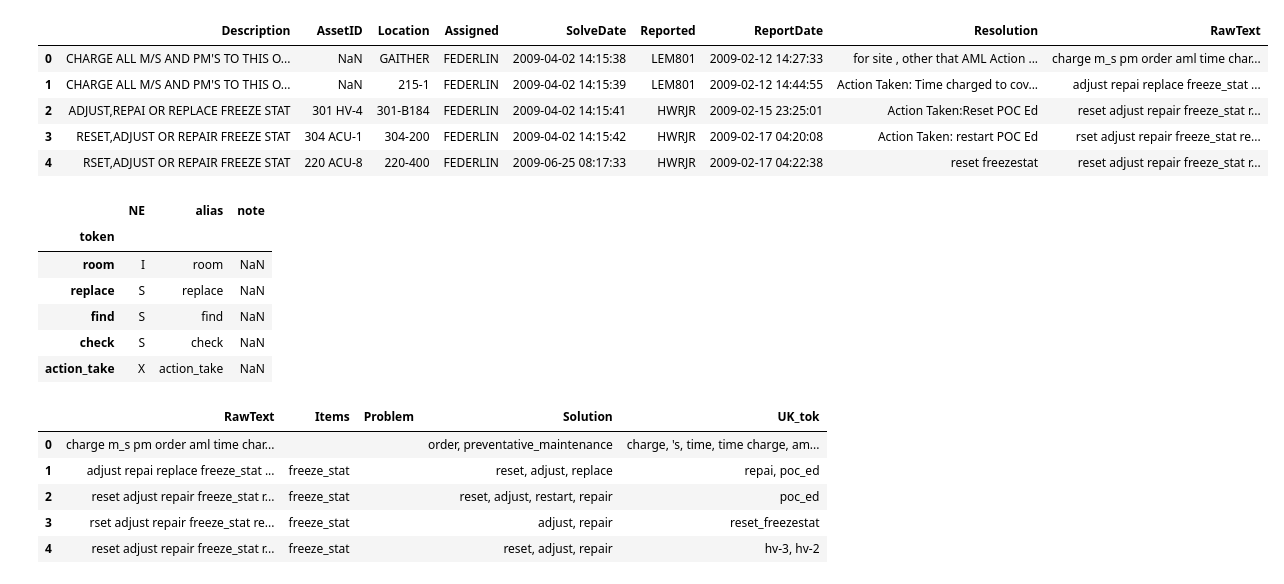
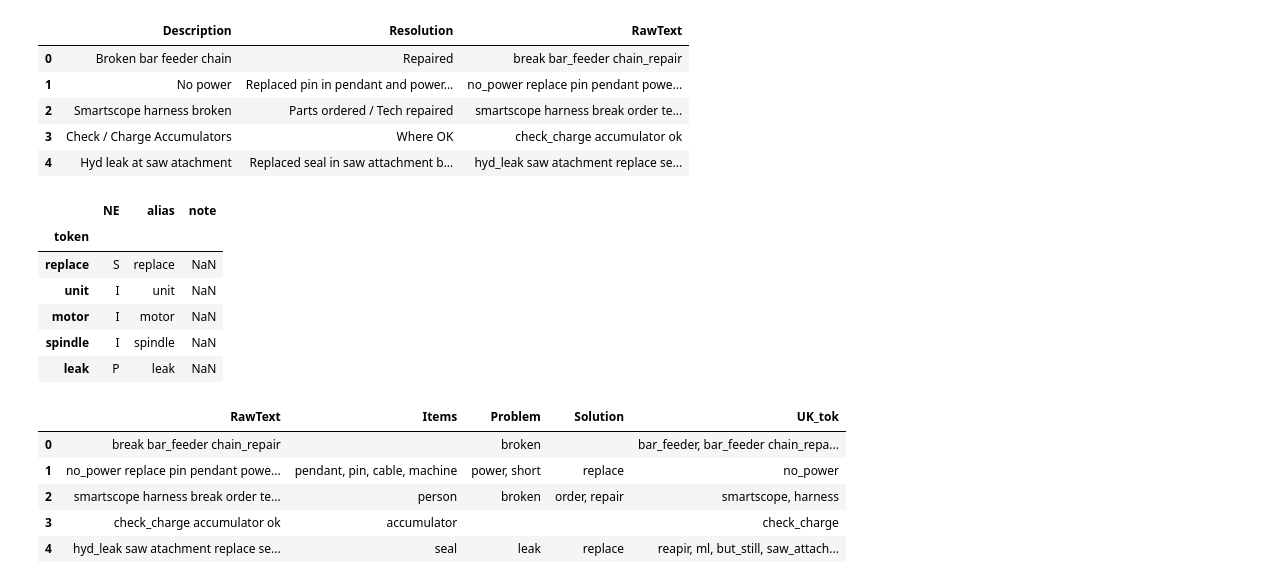
Before and after one commit to usnistgov/nestor-tmp2, a Jupyter notebook: tutorial.ipynb, the cells around one changed output. Drawn from its saved outputs; the diff is of its cells as text; code cells hidden in the pictures.

```diff
--- a/tutorial.ipynb
+++ b/tutorial.ipynb
@@ -15,26 +15,22 @@ import matplotlib.pyplot as plt
 from tqdm import tqdm_notebook
 %matplotlib inline
 # %%
-data_directory = os.path.join('.', 'tutorial_data')
-
+data_directory = os.path.join('./data', 'gs_data')
 nl_col = {
     "Description": 5,
-#     "Resolution": 6
-    "Resolution": 248
+    "Resolution": 6
 }
 
-meta_col = {
-    "AssetID": 6,
-    "Location": 7,
-    "Assigned": 10,
-    "Reported": 43,
-    "SolveDate": 11,
-    "ReportDate": 44
-}
+#TODO
+# meta_col = {
 
-kex = KeywordExtractor('hvac_mslips_20170720.xlsx',
-                      nlp_cols=nl_col,
-                      meta_cols = meta_col,
-                      special_replace={'Action Taken:': ''},
-                      wdir=data_directory)
+# }
+
+kex_gs = KeywordExtractor('Maintenance_All_Clean.xlsx',
+                       nlp_cols=nl_col,
+#                       meta_cols = meta_col,
+                       special_replace={' -': '; '},
+                       wdir=data_directory,
+                       keep_temp_files=True
+                      )
 # %% [output]
@@ -42,12 +45,12 @@ kex = KeywordExtractor('hvac_mslips_20170720.xlsx',
 # %%
 # what we extracted...we'll be using 'RawText'
-kex.df.head()
+kex_gs.df.head()
 # %% [output]
-|  | Description | AssetID | Location | Assigned | SolveDate | Reported | ReportDate | Resolution | RawText |
-| 0 | CHARGE ALL M/S AND PM'S TO THIS O... | NaN | GAITHER | FEDERLIN | 2009-04-02 14:15:38 | LEM801 | 2009-02-12 14:27:33 | for site , other that AML Action ... | charge m_s pm order aml time char... |
-| 1 | CHARGE ALL M/S AND PM'S TO THIS O... | NaN | 215-1 | FEDERLIN | 2009-04-02 14:15:39 | LEM801 | 2009-02-12 14:44:55 | Action Taken: Time charged to cov... | adjust repai replace freeze_stat ... |
-| 2 | ADJUST,REPAI OR REPLACE FREEZE STAT | 301 HV-4 | 301-B184 | FEDERLIN | 2009-04-02 14:15:41 | HWRJR | 2009-02-15 23:25:01 | Action Taken:Reset POC Ed | reset adjust repair freeze_stat r... |
-| 3 | RESET,ADJUST OR REPAIR FREEZE STAT | 304 ACU-1 | 304-200 | FEDERLIN | 2009-04-02 14:15:42 | HWRJR | 2009-02-17 04:20:08 | Action Taken: restart POC Ed | rset adjust repair freeze_stat re... |
-| 4 | RSET,ADJUST OR REPAIR FREEZE STAT | 220 ACU-8 | 220-400 | FEDERLIN | 2009-06-25 08:17:33 | HWRJR | 2009-02-17 04:22:38 | reset freezestat | reset adjust repair freeze_stat r... |
+|  | Description | Resolution | RawText |
+| 0 | Broken bar feeder chain | Repaired | break bar_feeder chain_repair |
+| 1 | No power | Replaced pin in pendant and power... | no_power replace pin pendant powe... |
+| 2 | Smartscope harness broken | Parts ordered / Tech repaired | smartscope harness break order te... |
+| 3 | Check / Charge Accumulators | Where OK | check_charge accumulator ok |
+| 4 | Hyd leak at saw atachment | Replaced seal in saw attachment b... | hyd_leak saw atachment replace se... |
 # %%
 # use this to make a properly formatted thesaurus file for human-annotation
@@ -55,26 +58,26 @@ kex.gen_vocab('my_vocab.csv', notes=True)  # rename to match e.g. hvac_vocab.csv
 # %%
 # "fit" a thesaurus to the data
-kex.fit(vocab='hvac_vocab.csv')
-kex.vocab.head()
+kex_gs.fit(vocab='tag_vocab.csv')
+kex_gs.vocab.head()
 # %% [output]
 |  | NE | alias | note |
 | token |  |  |  |
-| room | I | room | NaN |
 | replace | S | replace | NaN |
-| find | S | find | NaN |
-| check | S | check | NaN |
-| action_take | X | action_take | NaN |
+| unit | I | unit | NaN |
+| motor | I | motor | NaN |
+| spindle | I | spindle | NaN |
+| leak | P | leak | NaN |
 # %%
 # tag the data, saving to a new DF (instead of internally)
-df_pred = kex.transform(save=False)
+df_pred = kex_gs.transform(save=False)
 df_pred.head()
 # %% [output]
 |  | RawText | Items | Problem | Solution | UK_tok |
-| 0 | charge m_s pm order aml time char... |  |  | order, preventative_maintenance | charge, 's, time, time charge, am... |
-| 1 | adjust repai replace freeze_stat ... | freeze_stat |  | reset, adjust, replace | repai, poc_ed |
-| 2 | reset adjust repair freeze_stat r... | freeze_stat |  | reset, adjust, restart, repair | poc_ed |
-| 3 | rset adjust repair freeze_stat re... | freeze_stat |  | adjust, repair | reset_freezestat |
-| 4 | reset adjust repair freeze_stat r... | freeze_stat |  | reset, adjust, repair | hv-3, hv-2 |
+| 0 | break bar_feeder chain_repair |  | broken |  | bar_feeder, bar_feeder chain_repa... |
+| 1 | no_power replace pin pendant powe... | pendant, pin, cable, machine | power, short | replace | no_power |
+| 2 | smartscope harness break order te... | person | broken | order, repair | smartscope, harness |
+| 3 | check_charge accumulator ok | accumulator |  |  | check_charge |
+| 4 | hyd_leak saw atachment replace se... | seal | leak | replace | reapir, ml, but_still, saw_attach... |
 # %%
 # tag-complete work-orders?
 print(df_pred[df_pred.UK_tok ==''].shape[0])
```
Also changed, not shown: parts of 15 cells of this notebook, 40 other files.
